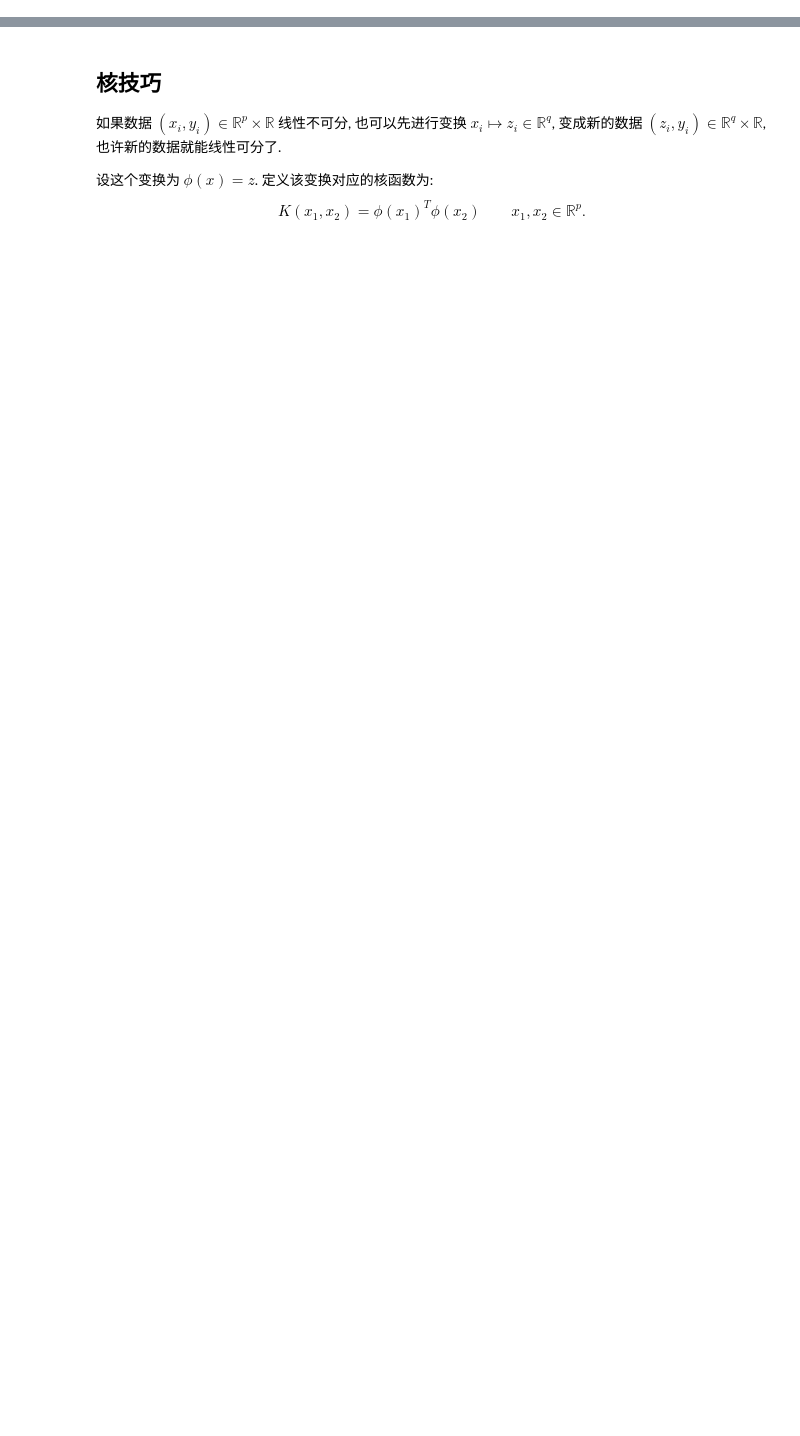
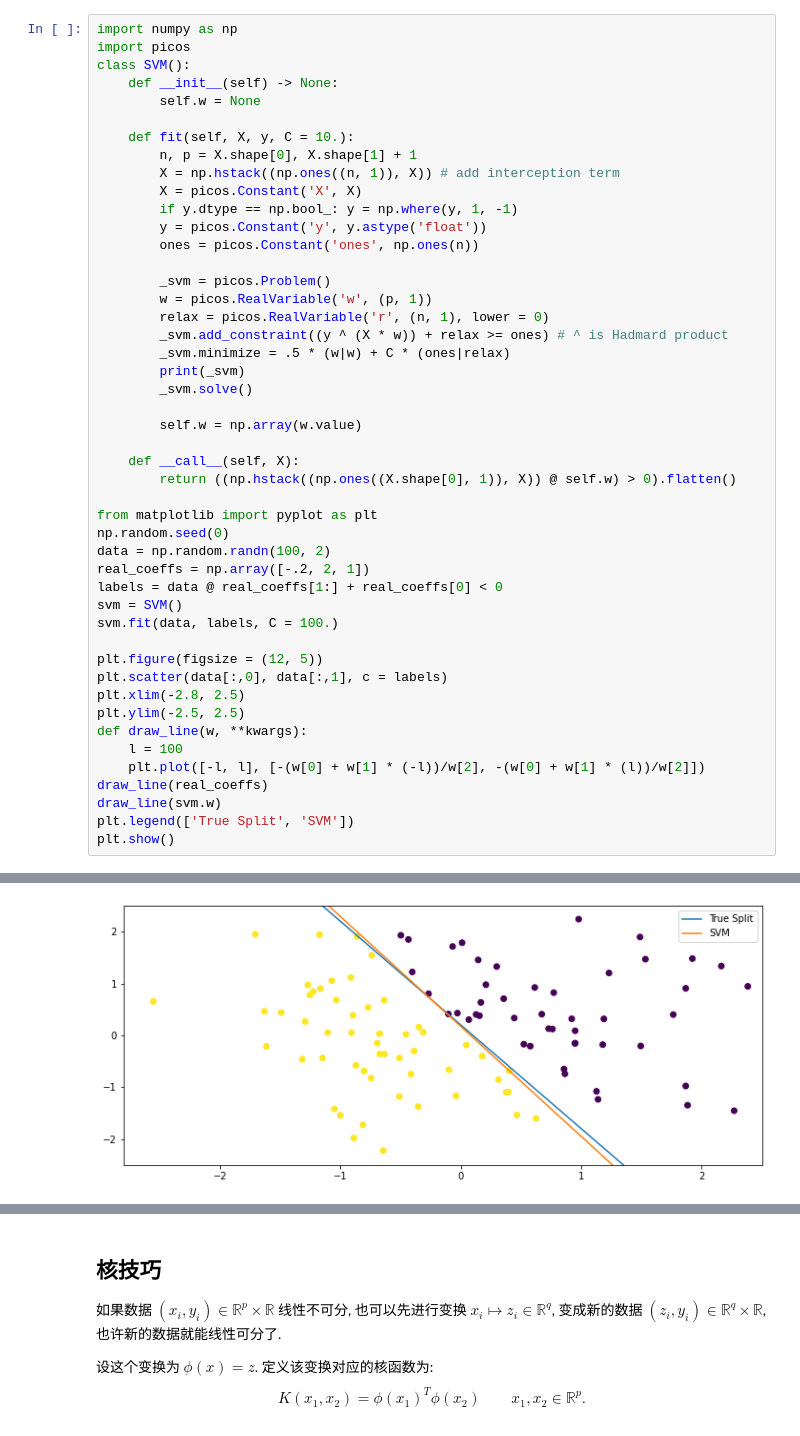
Before and after one commit to ForeverHaibara/Fudan-Courses, a Jupyter notebook: 统计学习概论/7 Support Vector Machine.ipynb, the cells around one changed output, grey strips where cells are left out. Saved outputs shown, nothing was run; the diff lists cells and outputs as text; blank space fills up the shorter version.

```diff
--- a/统计学习概论/7 Support Vector Machine.ipynb
+++ b/统计学习概论/7 Support Vector Machine.ipynb
@@ -59,0 +68,48 @@ $$\begin{aligned}\sup_{\lambda\geqslant 0}\inf_{w,b}\left\{\frac 12 \Vert w\Vert
+# %%
+import numpy as np
+import picos
+class SVM():
+    def __init__(self) -> None:
+        self.w = None
+
+    def fit(self, X, y, C = 10.):
+        n, p = X.shape[0], X.shape[1] + 1
+        X = np.hstack((np.ones((n, 1)), X)) # add interception term
+        X = picos.Constant('X', X)
+        if y.dtype == np.bool_: y = np.where(y, 1, -1)
+        y = picos.Constant('y', y.astype('float'))
+        ones = picos.Constant('ones', np.ones(n))
+
+        _svm = picos.Problem()
+        w = picos.RealVariable('w', (p, 1))
+        relax = picos.RealVariable('r', (n, 1), lower = 0)
+        _svm.add_constraint((y ^ (X * w)) + relax >= ones) # ^ is Hadmard product
+        _svm.minimize = .5 * (w|w) + C * (ones|relax)
+        print(_svm)
+        _svm.solve()
+
+        self.w = np.array(w.value)
+
+    def __call__(self, X):
+        return ((np.hstack((np.ones((X.shape[0], 1)), X)) @ self.w) > 0).flatten()
+
+from matplotlib import pyplot as plt
+np.random.seed(0)
+data = np.random.randn(100, 2)
+real_coeffs = np.array([-.2, 2, 1])
+labels = data @ real_coeffs[1:] + real_coeffs[0] < 0
+svm = SVM()
+svm.fit(data, labels, C = 100.)
+
+plt.figure(figsize = (12, 5))
+plt.scatter(data[:,0], data[:,1], c = labels)
+plt.xlim(-2.8, 2.5)
+plt.ylim(-2.5, 2.5)
+def draw_line(w, **kwargs):
+    l = 100
+    plt.plot([-l, l], [-(w[0] + w[1] * (-l))/w[2], -(w[0] + w[1] * (l))/w[2]])
+draw_line(real_coeffs)
+draw_line(svm.w)
+plt.legend(['True Split', 'SVM'])
+plt.show()
+# %% [output]
@@ -59,0 +123 @@ $$\begin{aligned}\sup_{\lambda\geqslant 0}\inf_{w,b}\left\{\frac 12 \Vert w\Vert
+[figure, added]
```
Also changed, not shown: parts of 7 cells of this notebook, 3 other files.
